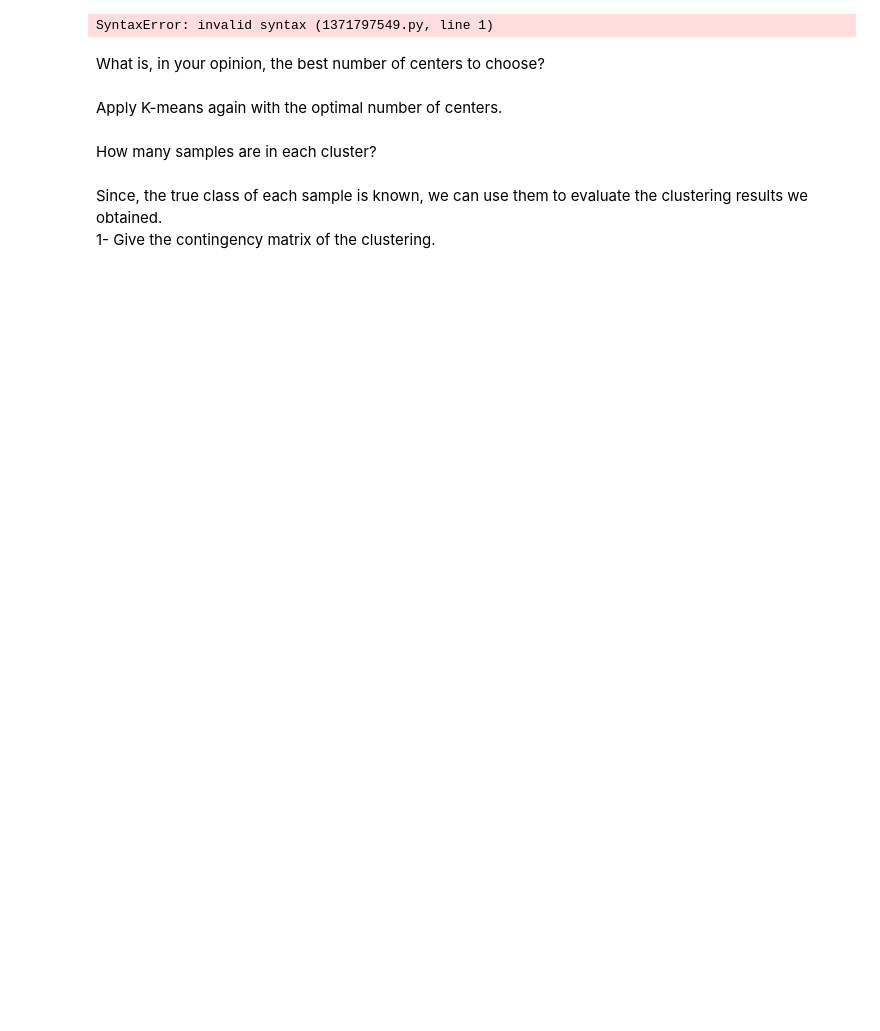
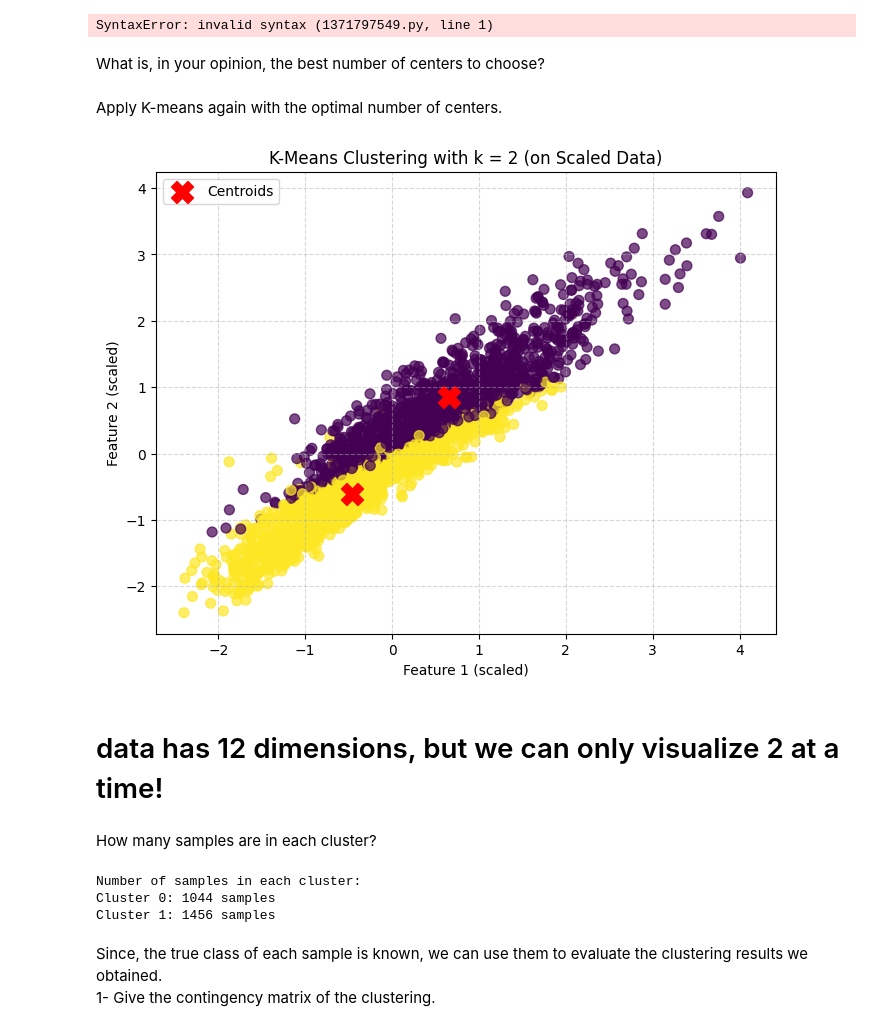
Before and after one commit to Benbakreti0Amine/data_analysis_project_M1CNS, a Jupyter notebook: TD2_3.ipynb, the cells around one changed output. Drawn from its saved outputs; the diff is of its cells as text; code cells hidden in the pictures; blank space fills up the shorter version.

```diff
--- a/TD2_3.ipynb
+++ b/TD2_3.ipynb
@@ -366,7 +622,44 @@ What is, in your opinion, the best number of centers to choose?
 # %% [markdown]
 Apply K-means again with the optimal number of centers.
+# %%
+from sklearn.cluster import KMeans
+import matplotlib.pyplot as plt
+
+# Optimal number of clusters from silhouette analysis
+optimal_k = 2
+
+# Fit KMeans on the scaled data
+kmeans = KMeans(n_clusters=optimal_k, random_state=42)
+labels = kmeans.fit_predict(X_scaled)
+
+# Visualize the clusters (first two dimensions for clarity)
+plt.figure(figsize=(8,6))
+plt.scatter(X_scaled[:, 0], X_scaled[:, 1], c=labels, cmap='viridis', s=50, alpha=0.7)
+plt.scatter(kmeans.cluster_centers_[:, 0], kmeans.cluster_centers_[:, 1],
+            c='red', marker='X', s=250, label='Centroids')
+plt.title('K-Means Clustering with k = 2 (on Scaled Data)')
+plt.xlabel('Feature 1 (scaled)')
+plt.ylabel('Feature 2 (scaled)')
+plt.legend()
+plt.grid(True, linestyle='--', alpha=0.5)
+plt.show()
+# %% [output]
+[figure, added]
+# %% [markdown]
+# data has 12 dimensions, but we can only visualize 2 at a time!
 # %% [markdown]
 How many samples are in each cluster?
+# %%
+unique, counts = np.unique(labels, return_counts=True)
+cluster_counts = dict(zip(unique, counts))
+
+print("Number of samples in each cluster:")
+for cluster, count in cluster_counts.items():
+    print(f"Cluster {cluster}: {count} samples")
+# %% [output]
+Number of samples in each cluster:
+Cluster 0: 1044 samples
+Cluster 1: 1456 samples
 # %% [markdown]
 Since, the true class of each sample is known, we can use them to evaluate the clustering results we obtained.
 <br>
```
Also changed, not shown: parts of 33 cells of this notebook.
